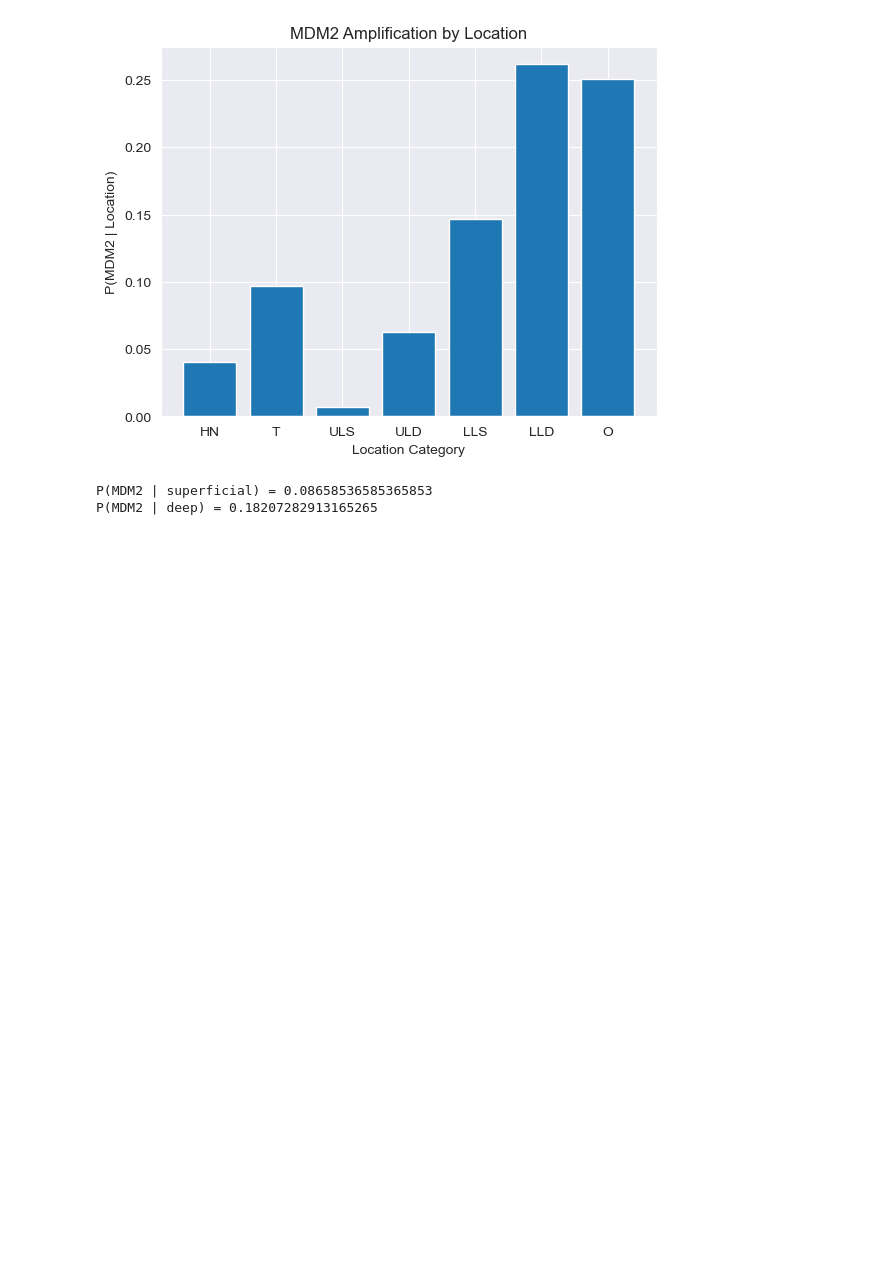
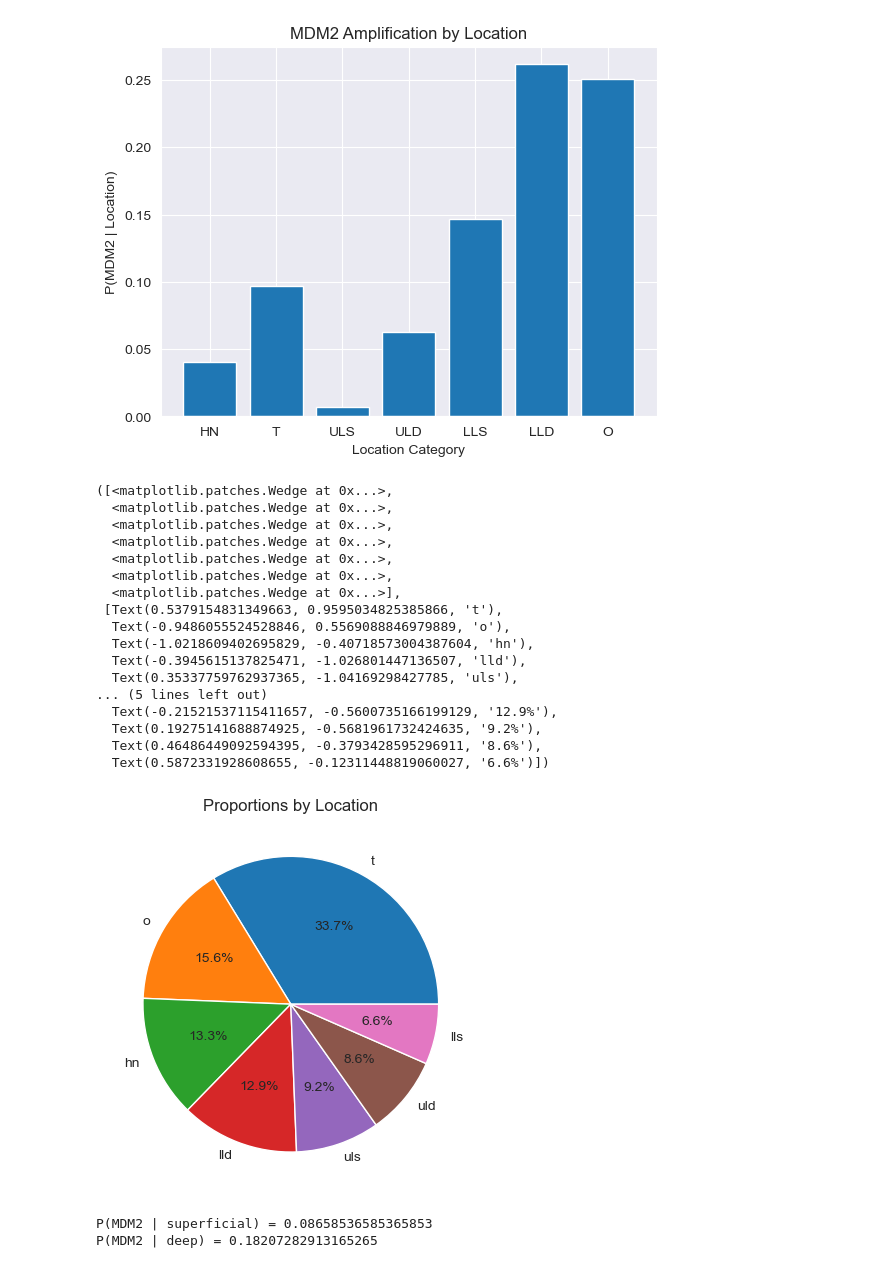
Before and after one commit to rhobro/mdm2, a Jupyter notebook: analyse.ipynb, the cells around one changed output. Cells and saved outputs as stored; diff of their text form; code cells hidden in the pictures; blank space fills up the shorter version.

```diff
--- a/analyse.ipynb
+++ b/analyse.ipynb
@@ -82,6 +101,29 @@ plt.title("MDM2 Amplification by Location")
 # %% [output]
 Text(0.5, 1.0, 'MDM2 Amplification by Location')
 [figure]
+# %%
+pie = df["location"].value_counts()
+plt.title("Proportions by Location")
+plt.pie(pie, labels=pie.index, autopct="%1.1f%%")
+# %% [output]
+([<matplotlib.patches.Wedge at 0x...>,
+  <matplotlib.patches.Wedge at 0x...>,
+  <matplotlib.patches.Wedge at 0x...>,
+  <matplotlib.patches.Wedge at 0x...>,
+  <matplotlib.patches.Wedge at 0x...>,
+  <matplotlib.patches.Wedge at 0x...>,
+  <matplotlib.patches.Wedge at 0x...>],
+ [Text(0.5379154831349663, 0.9595034825385866, 't'),
+  Text(-0.9486055524528846, 0.5569088846979889, 'o'),
+  Text(-1.0218609402695829, -0.40718573004387604, 'hn'),
+  Text(-0.3945615137825471, -1.026801447136507, 'lld'),
+  Text(0.35337759762937365, -1.04169298427785, 'uls'),
+... (5 lines left out)
+  Text(-0.21521537115411657, -0.5600735166199129, '12.9%'),
+  Text(0.19275141688874925, -0.5681961732424635, '9.2%'),
+  Text(0.46486449092594395, -0.3793428595296911, '8.6%'),
+  Text(0.5872331928608655, -0.12311448819060027, '6.6%')])
+[figure, added]
 # %%
 # re-categorise
 sub_df = df.copy()
```
Also changed, not shown: parts of 6 cells of this notebook, 13 other files.
